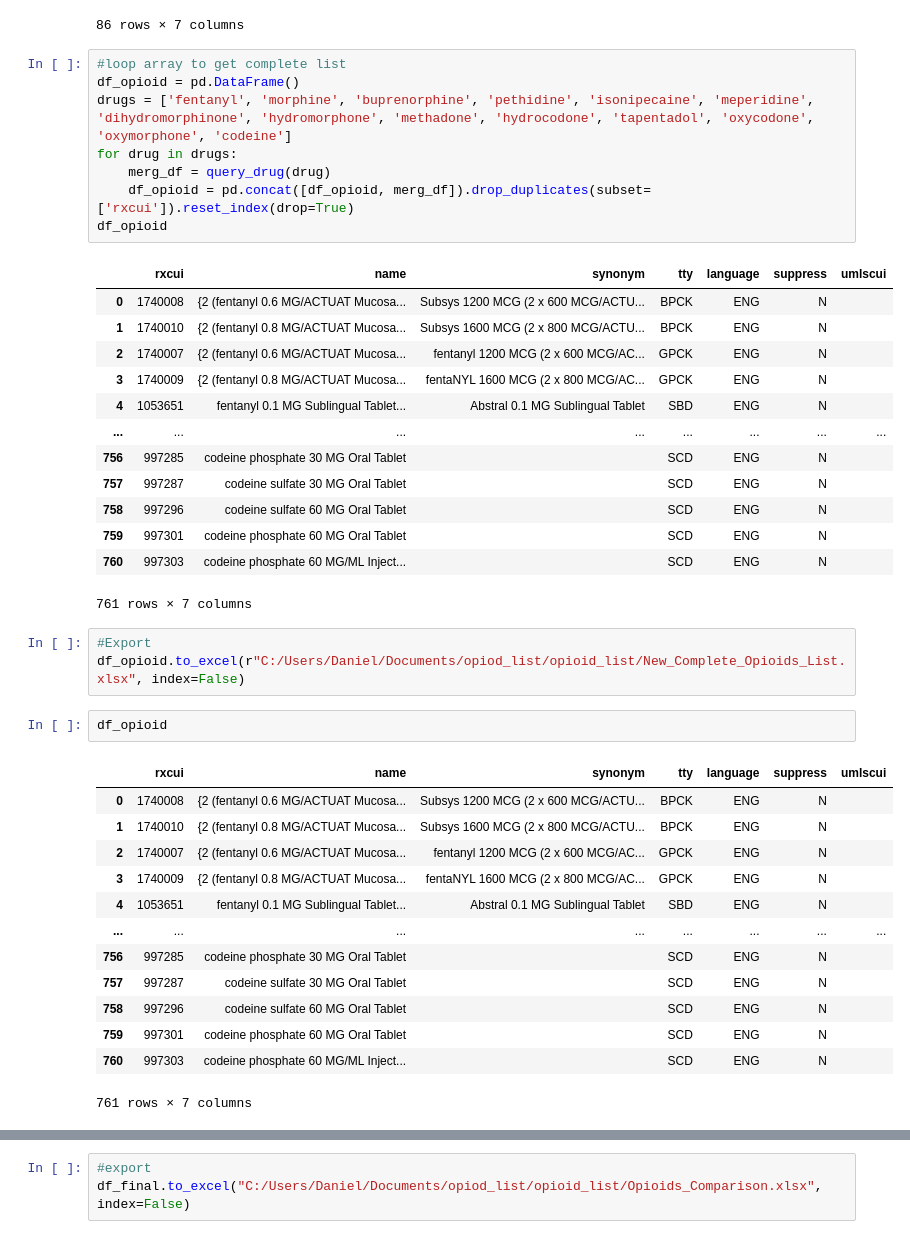
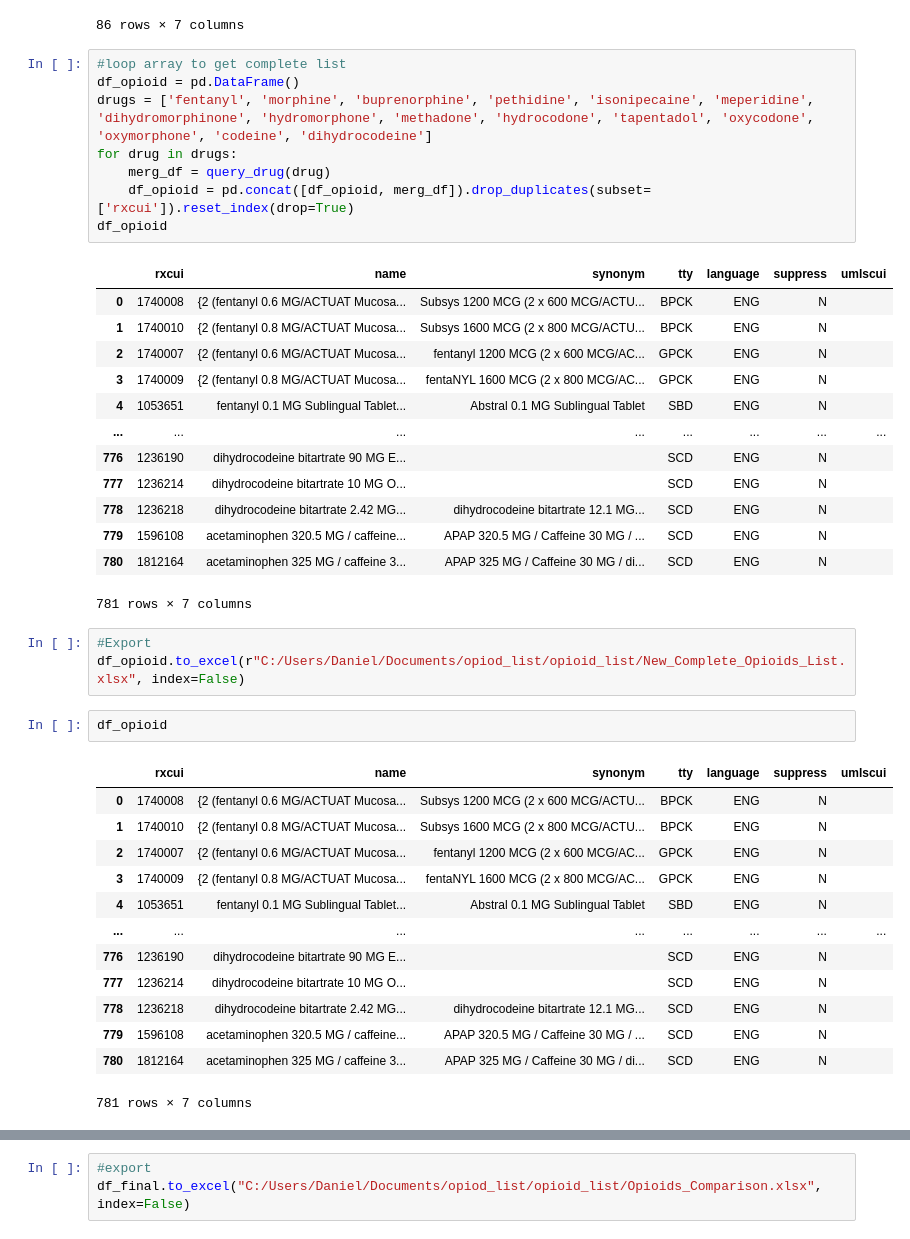
Before and after one commit to danielhmendoza01/Automatic_Code_Sets, a Jupyter notebook: Opioid_Query.ipynb, the cells around one changed output, grey strips where cells are left out. Drawn from its saved outputs; the diff is of its cells as text.

```diff
--- a/Opioid_Query.ipynb
+++ b/Opioid_Query.ipynb
@@ -45,25 +61,25 @@ query_drug('fentanyl')
 # %%
 #loop array to get complete list
 df_opioid = pd.DataFrame()
-drugs = ['fentanyl', 'morphine', 'buprenorphine', 'pethidine', 'isonipecaine', 'meperidine', 'dihydromorphinone', 'hydromorphone', 'methadone', 'hydrocodone', 'tapentadol', 'oxycodone', 'oxymorphone', 'codeine']
+drugs = ['fentanyl', 'morphine', 'buprenorphine', 'pethidine', 'isonipecaine', 'meperidine', 'dihydromorphinone', 'hydromorphone', 'methadone', 'hydrocodone', 'tapentadol', 'oxycodone', 'oxymorphone', 'codeine', 'dihydrocodeine']
 for drug in drugs:
     merg_df = query_drug(drug)
     df_opioid = pd.concat([df_opioid, merg_df]).drop_duplicates(subset=['rxcui']).reset_index(drop=True)
 df_opioid
 # %% [output]
 |  | rxcui | name | synonym | tty | language | suppress | umlscui |
 | 0 | 1740008 | {2 (fentanyl 0.6 MG/ACTUAT Mucosa... | Subsys 1200 MCG (2 x 600 MCG/ACTU... | BPCK | ENG | N |  |
 | 1 | 1740010 | {2 (fentanyl 0.8 MG/ACTUAT Mucosa... | Subsys 1600 MCG (2 x 800 MCG/ACTU... | BPCK | ENG | N |  |
 | 2 | 1740007 | {2 (fentanyl 0.6 MG/ACTUAT Mucosa... | fentanyl 1200 MCG (2 x 600 MCG/AC... | GPCK | ENG | N |  |
 | 3 | 1740009 | {2 (fentanyl 0.8 MG/ACTUAT Mucosa... | fentaNYL 1600 MCG (2 x 800 MCG/AC... | GPCK | ENG | N |  |
 | 4 | 1053651 | fentanyl 0.1 MG Sublingual Tablet... | Abstral 0.1 MG Sublingual Tablet | SBD | ENG | N |  |
 | ... | ... | ... | ... | ... | ... | ... | ... |
-| 756 | 997285 | codeine phosphate 30 MG Oral Tablet |  | SCD | ENG | N |  |
-| 757 | 997287 | codeine sulfate 30 MG Oral Tablet |  | SCD | ENG | N |  |
-| 758 | 997296 | codeine sulfate 60 MG Oral Tablet |  | SCD | ENG | N |  |
-| 759 | 997301 | codeine phosphate 60 MG Oral Tablet |  | SCD | ENG | N |  |
-| 760 | 997303 | codeine phosphate 60 MG/ML Inject... |  | SCD | ENG | N |  |
+| 776 | 1236190 | dihydrocodeine bitartrate 90 MG E... |  | SCD | ENG | N |  |
+| 777 | 1236214 | dihydrocodeine bitartrate 10 MG O... |  | SCD | ENG | N |  |
+| 778 | 1236218 | dihydrocodeine bitartrate 2.42 MG... | dihydrocodeine bitartrate 12.1 MG... | SCD | ENG | N |  |
+| 779 | 1596108 | acetaminophen 320.5 MG / caffeine... | APAP 320.5 MG / Caffeine 30 MG / ... | SCD | ENG | N |  |
+| 780 | 1812164 | acetaminophen 325 MG / caffeine 3... | APAP 325 MG / Caffeine 30 MG / di... | SCD | ENG | N |  |
-761 rows × 7 columns
+781 rows × 7 columns
 # %%
 #Export
 df_opioid.to_excel(r"C:/Users/Daniel/Documents/opiod_list/opioid_list/New_Complete_Opioids_List.xlsx", index=False)
@@ -77,11 +93,11 @@ df_opioid
 | 3 | 1740009 | {2 (fentanyl 0.8 MG/ACTUAT Mucosa... | fentaNYL 1600 MCG (2 x 800 MCG/AC... | GPCK | ENG | N |  |
 | 4 | 1053651 | fentanyl 0.1 MG Sublingual Tablet... | Abstral 0.1 MG Sublingual Tablet | SBD | ENG | N |  |
 | ... | ... | ... | ... | ... | ... | ... | ... |
-| 756 | 997285 | codeine phosphate 30 MG Oral Tablet |  | SCD | ENG | N |  |
-| 757 | 997287 | codeine sulfate 30 MG Oral Tablet |  | SCD | ENG | N |  |
-| 758 | 997296 | codeine sulfate 60 MG Oral Tablet |  | SCD | ENG | N |  |
-| 759 | 997301 | codeine phosphate 60 MG Oral Tablet |  | SCD | ENG | N |  |
-| 760 | 997303 | codeine phosphate 60 MG/ML Inject... |  | SCD | ENG | N |  |
+| 776 | 1236190 | dihydrocodeine bitartrate 90 MG E... |  | SCD | ENG | N |  |
+| 777 | 1236214 | dihydrocodeine bitartrate 10 MG O... |  | SCD | ENG | N |  |
+| 778 | 1236218 | dihydrocodeine bitartrate 2.42 MG... | dihydrocodeine bitartrate 12.1 MG... | SCD | ENG | N |  |
+| 779 | 1596108 | acetaminophen 320.5 MG / caffeine... | APAP 320.5 MG / Caffeine 30 MG / ... | SCD | ENG | N |  |
+| 780 | 1812164 | acetaminophen 325 MG / caffeine 3... | APAP 325 MG / Caffeine 30 MG / di... | SCD | ENG | N |  |
-761 rows × 7 columns
+781 rows × 7 columns
 # %%
 #take list and format it to the RXNorm api format
```
Also changed, not shown: parts of 15 cells of this notebook, 4 other files.
